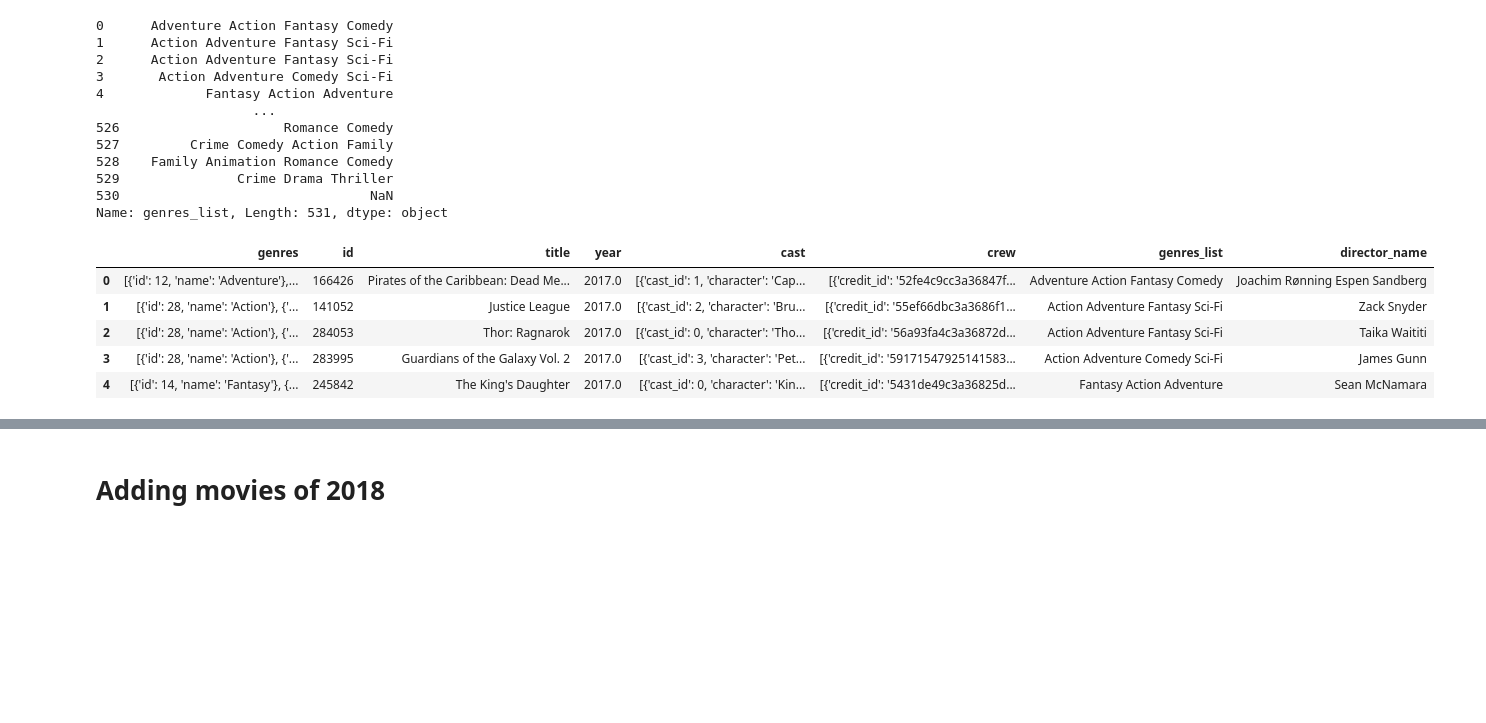
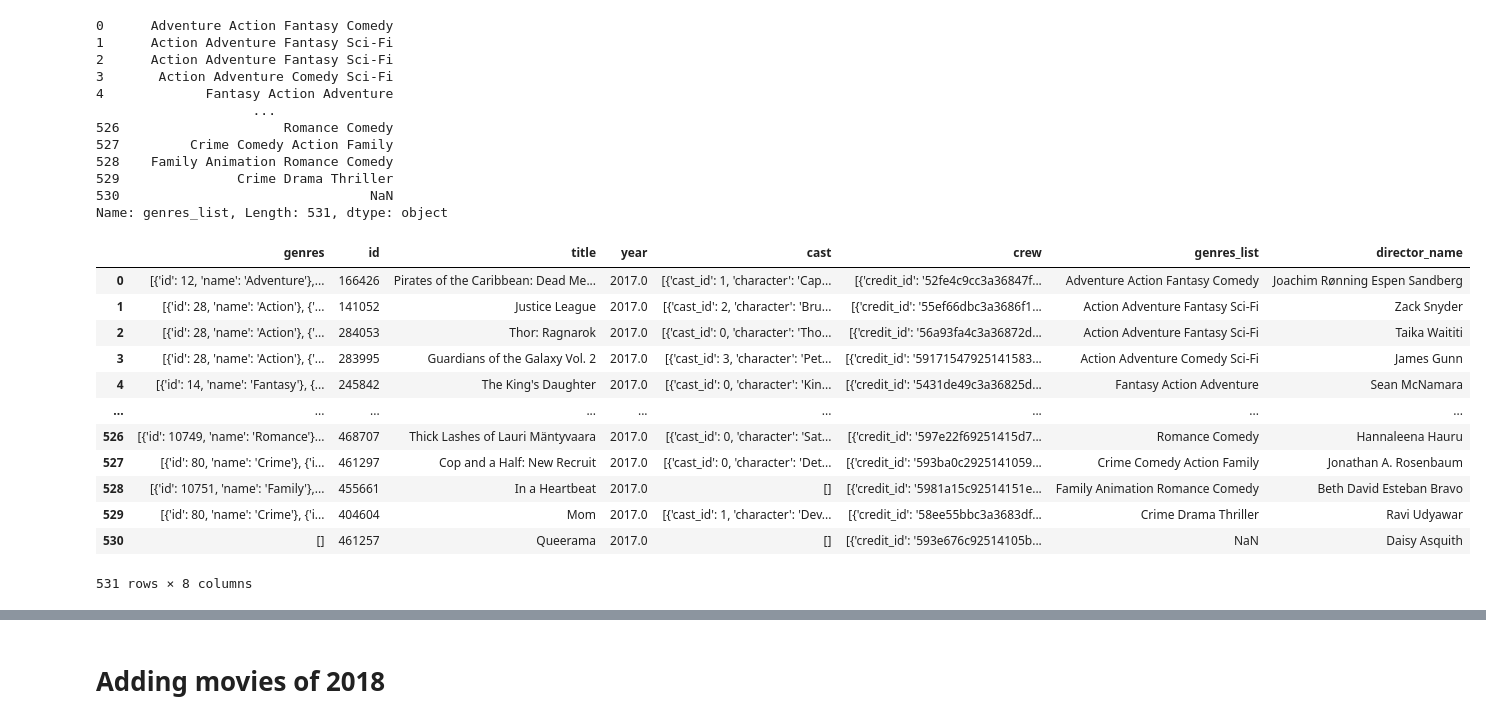
Before and after one commit to Rhithick02/Recommendation-Engine, a Jupyter notebook: New_Content_Filtering/Data_Cleaning.ipynb, the cells around one changed output, grey strips where cells are left out. Drawn from its saved outputs; the diff is of its cells as text; code cells hidden in the pictures; blank space fills up the shorter version.

```diff
--- a/New_Content_Filtering/Data_Cleaning.ipynb
+++ b/New_Content_Filtering/Data_Cleaning.ipynb
@@ -108,19 +106,26 @@ Name: genres_list, Length: 531, dtype: object
 # %%
 def get_directors(x):
     gen = []
     for i in x:
         if i.get('job') == 'Director':
             gen.append(i.get('name'))
     if gen == []:
         return np.NaN
     else:
         return ' '.join(gen)
 data['director_name'] = data['crew'].map(lambda x : get_directors(x))
-data.head()
+data
 # %% [output]
 |  | genres | id | title | year | cast | crew | genres_list | director_name |
 | 0 | [{'id': 12, 'name': 'Adventure'},... | 166426 | Pirates of the Caribbean: Dead Me... | 2017.0 | [{'cast_id': 1, 'character': 'Cap... | [{'credit_id': '52fe4c9cc3a36847f... | Adventure Action Fantasy Comedy | Joachim Rønning Espen Sandberg |
 | 1 | [{'id': 28, 'name': 'Action'}, {'... | 141052 | Justice League | 2017.0 | [{'cast_id': 2, 'character': 'Bru... | [{'credit_id': '55ef66dbc3a3686f1... | Action Adventure Fantasy Sci-Fi | Zack Snyder |
 | 2 | [{'id': 28, 'name': 'Action'}, {'... | 284053 | Thor: Ragnarok | 2017.0 | [{'cast_id': 0, 'character': 'Tho... | [{'credit_id': '56a93fa4c3a36872d... | Action Adventure Fantasy Sci-Fi | Taika Waititi |
 | 3 | [{'id': 28, 'name': 'Action'}, {'... | 283995 | Guardians of the Galaxy Vol. 2 | 2017.0 | [{'cast_id': 3, 'character': 'Pet... | [{'credit_id': '59171547925141583... | Action Adventure Comedy Sci-Fi | James Gunn |
 | 4 | [{'id': 14, 'name': 'Fantasy'}, {... | 245842 | The King's Daughter | 2017.0 | [{'cast_id': 0, 'character': 'Kin... | [{'credit_id': '5431de49c3a36825d... | Fantasy Action Adventure | Sean McNamara |
+| ... | ... | ... | ... | ... | ... | ... | ... | ... |
+| 526 | [{'id': 10749, 'name': 'Romance'}... | 468707 | Thick Lashes of Lauri Mäntyvaara | 2017.0 | [{'cast_id': 0, 'character': 'Sat... | [{'credit_id': '597e22f69251415d7... | Romance Comedy | Hannaleena Hauru |
+| 527 | [{'id': 80, 'name': 'Crime'}, {'i... | 461297 | Cop and a Half: New Recruit | 2017.0 | [{'cast_id': 0, 'character': 'Det... | [{'credit_id': '593ba0c2925141059... | Crime Comedy Action Family | Jonathan A. Rosenbaum |
+| 528 | [{'id': 10751, 'name': 'Family'},... | 455661 | In a Heartbeat | 2017.0 | [] | [{'credit_id': '5981a15c92514151e... | Family Animation Romance Comedy | Beth David Esteban Bravo |
+| 529 | [{'id': 80, 'name': 'Crime'}, {'i... | 404604 | Mom | 2017.0 | [{'cast_id': 1, 'character': 'Dev... | [{'credit_id': '58ee55bbc3a3683df... | Crime Drama Thriller | Ravi Udyawar |
+| 530 | [] | 461257 | Queerama | 2017.0 | [] | [{'credit_id': '593e676c92514105b... | NaN | Daisy Asquith |
+531 rows × 8 columns
```
Also changed, not shown: parts of 14 cells of this notebook, 8 other files.
